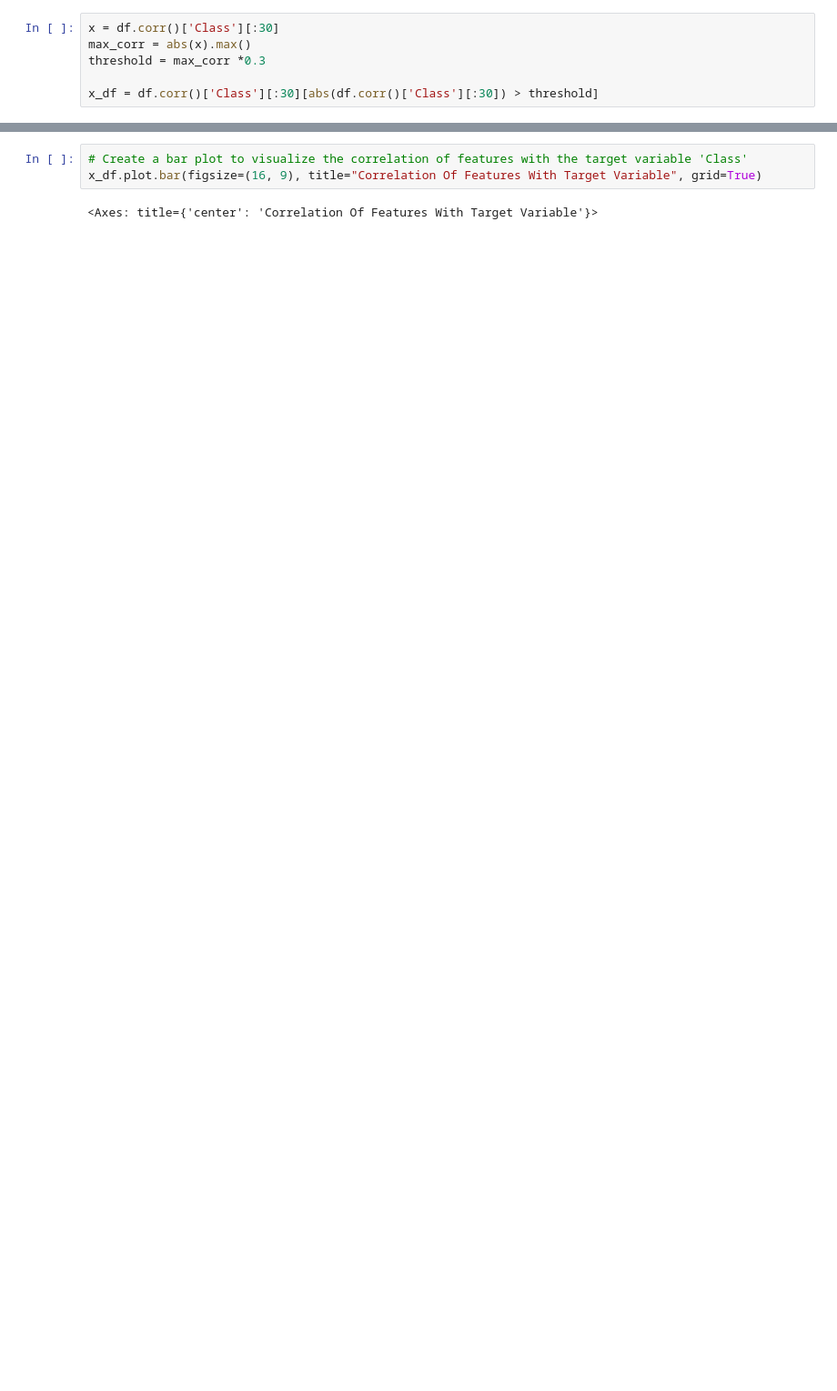
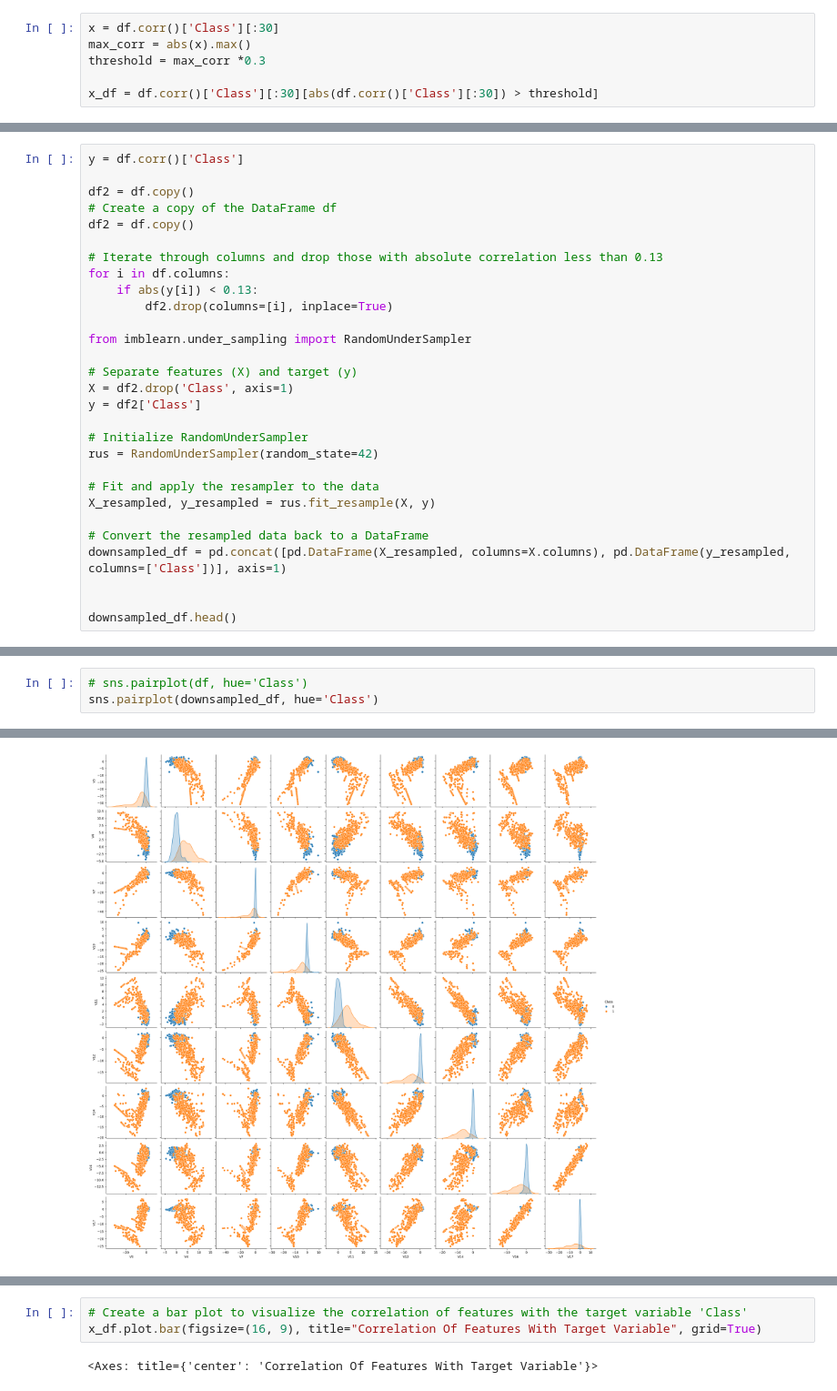
Before and after one commit to karankarann/CreditCard_FraudDetection, a Jupyter notebook: Model.ipynb, the cells around one changed output, grey strips where cells are left out. Shown at 91% size. Cells and saved outputs as stored; diff of their text form; blank space fills up the shorter version.

```diff
--- a/Model.ipynb
+++ b/Model.ipynb
@@ -79,0 +63,29 @@ plt.show()
+# %%
+y = df.corr()['Class']
+
+df2 = df.copy()
+# Create a copy of the DataFrame df
+df2 = df.copy()
+
+# Iterate through columns and drop those with absolute correlation less than 0.13
+for i in df.columns:
+    if abs(y[i]) < 0.13:
+        df2.drop(columns=[i], inplace=True)
+
+from imblearn.under_sampling import RandomUnderSampler
+
+# Separate features (X) and target (y)
+X = df2.drop('Class', axis=1)
+y = df2['Class']
+
+# Initialize RandomUnderSampler
+rus = RandomUnderSampler(random_state=42)
+
+# Fit and apply the resampler to the data
+X_resampled, y_resampled = rus.fit_resample(X, y)
+
+# Convert the resampled data back to a DataFrame
+downsampled_df = pd.concat([pd.DataFrame(X_resampled, columns=X.columns), pd.DataFrame(y_resampled, columns=['Class'])], axis=1)
+
+
+downsampled_df.head()
@@ -79,0 +99,4 @@ plt.show()
+# %%
+# sns.pairplot(df, hue='Class')
+sns.pairplot(downsampled_df, hue='Class')
+# %% [output]
@@ -79,0 +104 @@ plt.show()
+[figure, added]
```
Also changed, not shown: parts of 14 cells of this notebook, 1 other file.
